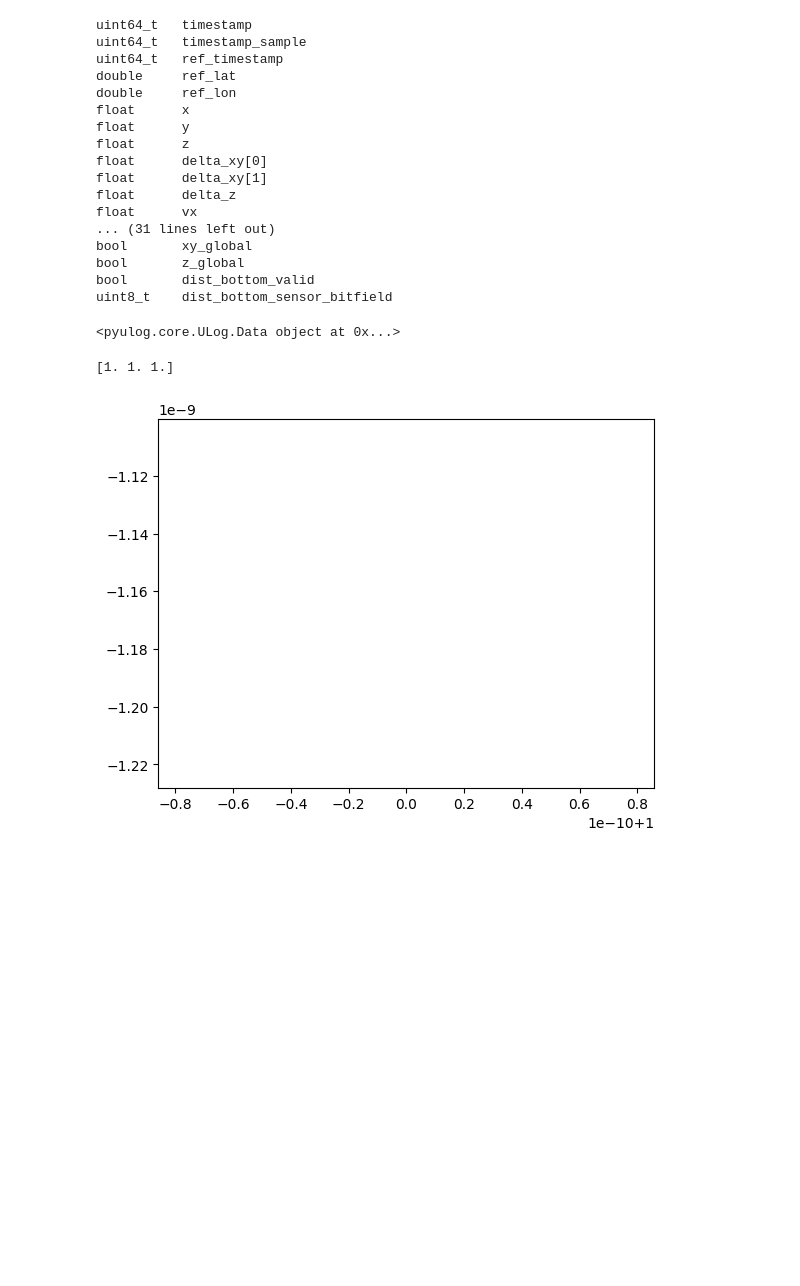
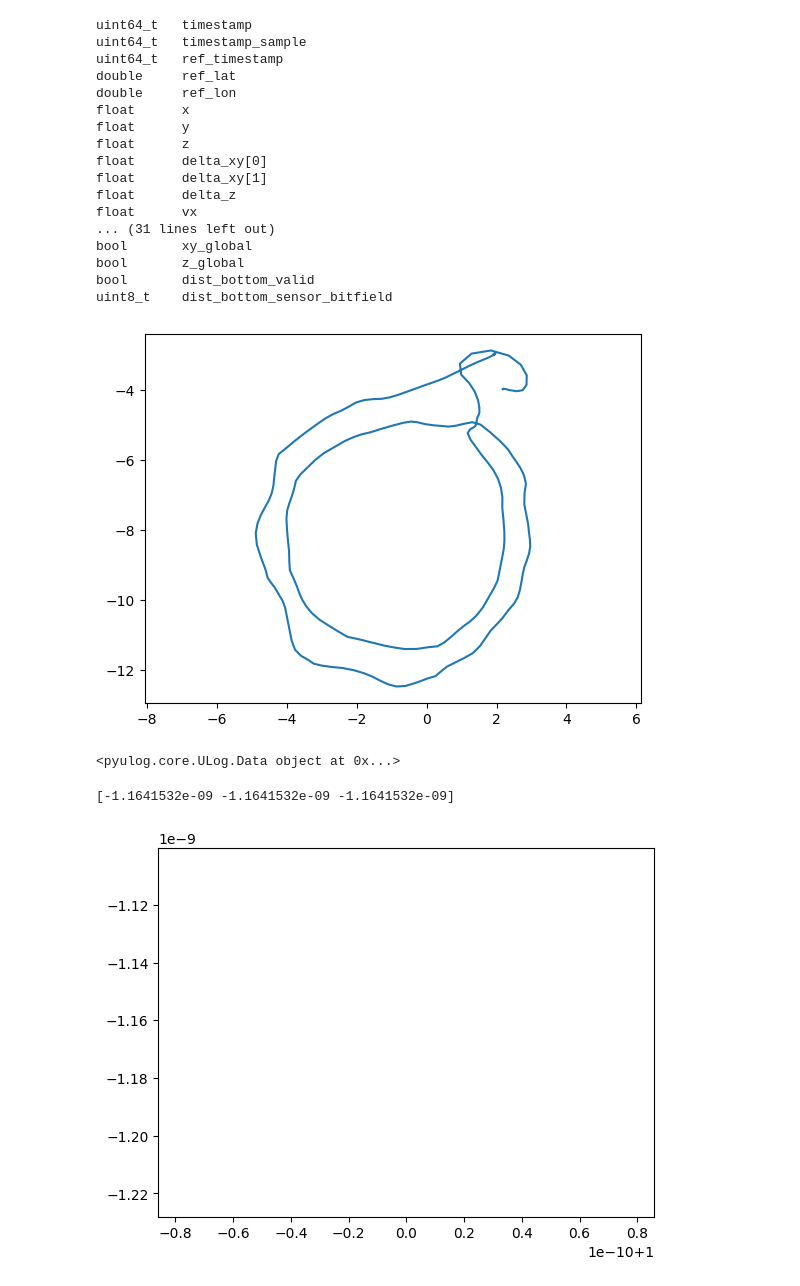
Before and after one commit to netdrones/flight_review, a Jupyter notebook: app/plotting_vslam.ipynb, the cells around one changed output. Saved outputs shown, nothing was run; the diff lists cells and outputs as text; code cells hidden in the pictures; blank space fills up the shorter version.

Commit message:
updatred plot script

```diff
--- a/app/plotting_vslam.ipynb
+++ b/app/plotting_vslam.ipynb
@@ -98,11 +105,20 @@ uint8_t    dist_bottom_sensor_bitfield
+# %%
+estimator_local_position = ulog.get_dataset('estimator_local_position').data
+est_x = estimator_local_position['x']
+est_y = estimator_local_position['y']
+plt.plot(est_x,est_y)
+plt.axis('equal')
+plt.show()
+# %% [output]
+[figure, added]
 # %%
 print(estimator_localpos_data)
 # %% [output]
 <pyulog.core.ULog.Data object at 0x...>
 # %%
-print(vslam_sensor_data.data['x'])
+print(vslam_sensor_data.data['y'])
 # %% [output]
-[1. 1. 1.]
+[-1.1641532e-09 -1.1641532e-09 -1.1641532e-09]
 # %%
 import matplotlib.pyplot as plt
 #plt.plot(estimator_localpos_data.data['x'],estimator_localpos_data.data['y'])
```
Also changed, not shown: parts of 1 cell of this notebook.
